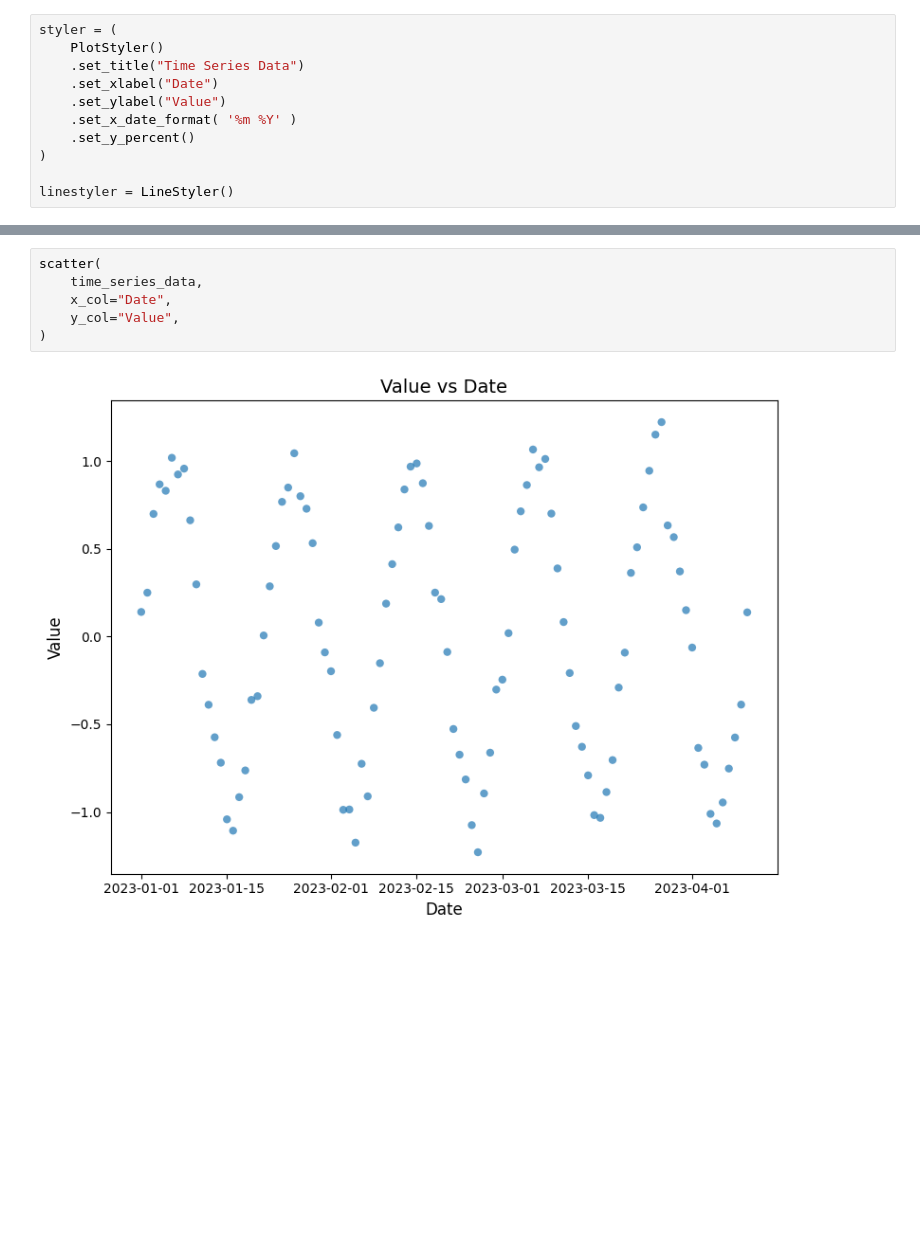
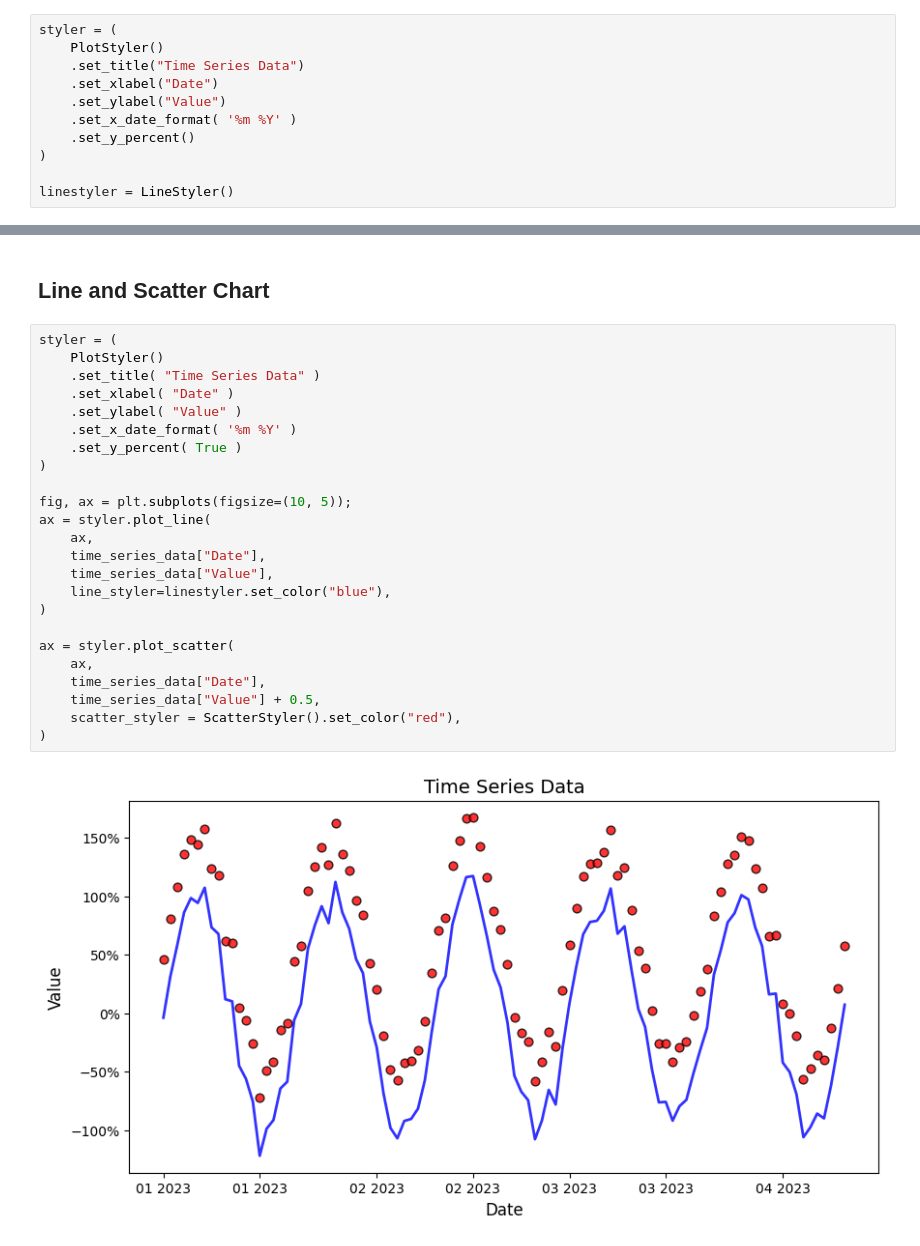
Before and after one commit to YimingZhang07/quantbullet, a Jupyter notebook: docs/plot/plot-testing.ipynb, the cells around one changed output, grey strips where cells are left out. Cells and saved outputs as stored; diff of their text form; blank space fills up the shorter version.

Commit message:
fix neighbors and plotting

```diff
--- a/docs/plot/plot-testing.ipynb
+++ b/docs/plot/plot-testing.ipynb
@@ -80,8 +73,28 @@ scatter_with_hue(
-# %%
-scatter(
-    time_series_data,
-    x_col="Date",
-    y_col="Value",
-)
-# %% [output]
-[figure, removed]
+# %% [markdown]
+## Line and Scatter Chart
+# %%
+styler = (
+    PlotStyler()
+    .set_title( "Time Series Data" )
+    .set_xlabel( "Date" )
+    .set_ylabel( "Value" )
+    .set_x_date_format( '%m %Y' )
+    .set_y_percent( True )
+)
+
+fig, ax = plt.subplots(figsize=(10, 5));
+ax = styler.plot_line(
+    ax,
+    time_series_data["Date"],
+    time_series_data["Value"],
+    line_styler=linestyler.set_color("blue"),
+)
+
+ax = styler.plot_scatter(
+    ax,
+    time_series_data["Date"],
+    time_series_data["Value"] + 0.5,
+    scatter_styler = ScatterStyler().set_color("red"),
+)
+# %% [output]
+[figure, added]
```
Also changed, not shown: parts of 7 cells of this notebook, 5 other files.
